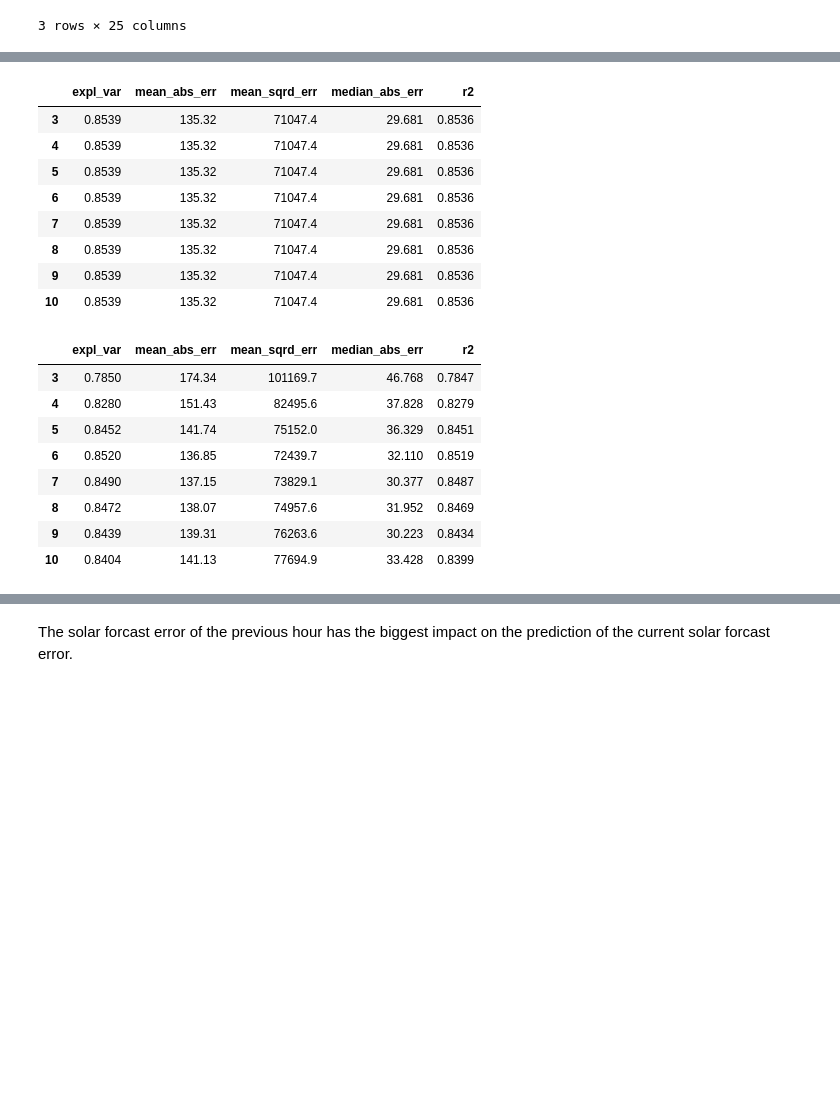
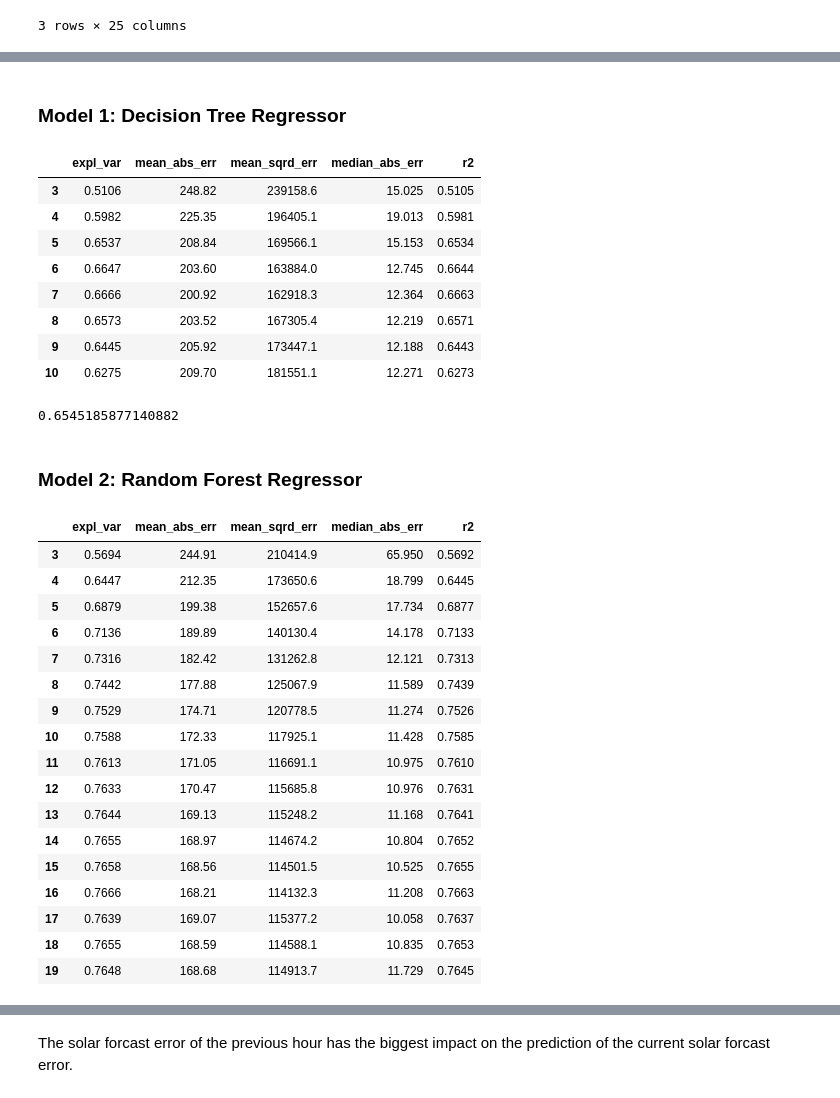
Before and after one commit to mauricepohl/pandas, a Jupyter notebook: 03_modeling/Estimating_forecast_error_Jan.ipynb, the cells around one changed output, grey strips where cells are left out. Drawn from its saved outputs; the diff is of its cells as text; code cells hidden in the pictures; blank space fills up the shorter version.

```diff
--- a/03_modeling/Estimating_forecast_error_Jan.ipynb
+++ b/03_modeling/Estimating_forecast_error_Jan.ipynb
@@ -25,7 +28,7 @@ from sklearn.pipeline import make_pipeline
 
 from IPython.display import Image
 # %%
-df = pd.read_csv("data_with_calc_fields.csv", sep=';', decimal=",")
+df = pd.read_csv("../00_data/data_with_calc_fields.csv", sep=';', decimal=",")
 df["datetime"] = pd.to_datetime(df["datetime"])
 df = df.set_index('datetime')
 df = df.drop("date", axis=1)
@@ -42,10 +45,10 @@ for i in range (24):
     df.loc[df.index.hour == i,"hourly_moving_avg_7"] = df.loc[df.index.hour == i,"solar_generation_actual"].rolling(7,  min_periods=1).mean()
 
 # Add columns with forecast errors shiftet by one hour
-df["solar_forecast_error_shifted"] = df.solar_forecast_error.shift(1)
-df.loc["2016-01-01 00:00:00","solar_forecast_error_shifted"] = 0 # to avoid NaN value
-df["wind_forecast_error_shifted"] = df.wind_forecast_error.shift(1)
-df.loc["2016-01-01 00:00:00","wind_forecast_error_shifted"] = 0 # to avoid NaN value
-df["price_difference_shifted"] = df.price_diff.shift(1)
-df.loc["2016-01-01 00:00:00","price_difference_shifted"] = 0 # to avoid NaN value
+df["solar_forecast_error_shifted"] = df.solar_forecast_error.shift(24)
+df.loc["2016-01-01 00:00:00":"2016-01-01 23:00:00","solar_forecast_error_shifted"] = 0 # to avoid NaN value
+df["wind_forecast_error_shifted"] = df.wind_forecast_error.shift(24)
+df.loc["2016-01-01 00:00:00":"2016-01-01 23:00:00","wind_forecast_error_shifted"] = 0 # to avoid NaN value
+df["price_difference_shifted"] = df.price_diff.shift(24)
+df.loc["2016-01-01 00:00:00":"2016-01-01 23:00:00","price_difference_shifted"] = 0 # to avoid NaN value
 # %%
@@ -173,40 +189,60 @@ def print_scores(scores_list, param_range):
+# %%
+X_train, X_test, y_train, y_test = train_test_split(X, y, random_state=42)
+# %% [markdown]
+### Model 1: Decision Tree Regressor
 # %%
-# Test different depths of decision tree regressor
-
 scores_list = []
 param_range = range(3,11)
 
 for i in param_range:
     DTR = DecisionTreeRegressor(max_depth=i)
-    scores_list.append(cross_validate(RFR, X, y, cv=tscv, scoring=scoring, return_train_score=False, n_jobs=-1))
+    scores_list.append(cross_validate(DTR, X_train, y_train, cv=5, scoring=scoring, return_train_score=False, n_jobs=-1))
 print_scores(scores_list, param_range)
 # %% [output]
 |  | expl_var | mean_abs_err | mean_sqrd_err | median_abs_err | r2 |
-| 3 | 0.8539 | 135.32 | 71047.4 | 29.681 | 0.8536 |
-| 4 | 0.8539 | 135.32 | 71047.4 | 29.681 | 0.8536 |
-| 5 | 0.8539 | 135.32 | 71047.4 | 29.681 | 0.8536 |
-| 6 | 0.8539 | 135.32 | 71047.4 | 29.681 | 0.8536 |
-| 7 | 0.8539 | 135.32 | 71047.4 | 29.681 | 0.8536 |
-| 8 | 0.8539 | 135.32 | 71047.4 | 29.681 | 0.8536 |
-| 9 | 0.8539 | 135.32 | 71047.4 | 29.681 | 0.8536 |
-| 10 | 0.8539 | 135.32 | 71047.4 | 29.681 | 0.8536 |
+| 3 | 0.5106 | 248.82 | 239158.6 | 15.025 | 0.5105 |
+| 4 | 0.5982 | 225.35 | 196405.1 | 19.013 | 0.5981 |
+| 5 | 0.6537 | 208.84 | 169566.1 | 15.153 | 0.6534 |
+| 6 | 0.6647 | 203.60 | 163884.0 | 12.745 | 0.6644 |
+| 7 | 0.6666 | 200.92 | 162918.3 | 12.364 | 0.6663 |
+| 8 | 0.6573 | 203.52 | 167305.4 | 12.219 | 0.6571 |
+| 9 | 0.6445 | 205.92 | 173447.1 | 12.188 | 0.6443 |
+| 10 | 0.6275 | 209.70 | 181551.1 | 12.271 | 0.6273 |
+# %%
+# Final Evaluation
+
+DTR = DecisionTreeRegressor(max_depth=6)
+DTR.fit(X_train, y_train)
+y_pred = DTR.predict(X_test)
+r2_score(y_test, y_pred)
+# %% [output]
+0.6545185877140882
+# %% [markdown]
+### Model 2: Random Forest Regressor
 # %%
-# Test different depths of random forest regressor
-
 scores_list = []
-param_range = range(3,11)
+param_range = range(3,20)
 
 for depth in param_range:
     RFR = RandomForestRegressor(max_depth=depth)
-    scores_list.append(cross_validate(RFR, X, y, cv=tscv, scoring=scoring, return_train_score=False, n_jobs=-1))
+    scores_list.append(cross_validate(RFR, X_train, y_train, cv=5, scoring=scoring, return_train_score=False, n_jobs=-1))
 print_scores(scores_list, param_range)
 # %% [output]
 |  | expl_var | mean_abs_err | mean_sqrd_err | median_abs_err | r2 |
-| 3 | 0.7850 | 174.34 | 101169.7 | 46.768 | 0.7847 |
-| 4 | 0.8280 | 151.43 | 82495.6 | 37.828 | 0.8279 |
-| 5 | 0.8452 | 141.74 | 75152.0 | 36.329 | 0.8451 |
-| 6 | 0.8520 | 136.85 | 72439.7 | 32.110 | 0.8519 |
-| 7 | 0.8490 | 137.15 | 73829.1 | 30.377 | 0.8487 |
-| 8 | 0.8472 | 138.07 | 74957.6 | 31.952 | 0.8469 |
-| 9 | 0.8439 | 139.31 | 76263.6 | 30.223 | 0.8434 |
-| 10 | 0.8404 | 141.13 | 77694.9 | 33.428 | 0.8399 |
+| 3 | 0.5694 | 244.91 | 210414.9 | 65.950 | 0.5692 |
+| 4 | 0.6447 | 212.35 | 173650.6 | 18.799 | 0.6445 |
+| 5 | 0.6879 | 199.38 | 152657.6 | 17.734 | 0.6877 |
+| 6 | 0.7136 | 189.89 | 140130.4 | 14.178 | 0.7133 |
+| 7 | 0.7316 | 182.42 | 131262.8 | 12.121 | 0.7313 |
+| 8 | 0.7442 | 177.88 | 125067.9 | 11.589 | 0.7439 |
+| 9 | 0.7529 | 174.71 | 120778.5 | 11.274 | 0.7526 |
+| 10 | 0.7588 | 172.33 | 117925.1 | 11.428 | 0.7585 |
+| 11 | 0.7613 | 171.05 | 116691.1 | 10.975 | 0.7610 |
+| 12 | 0.7633 | 170.47 | 115685.8 | 10.976 | 0.7631 |
+| 13 | 0.7644 | 169.13 | 115248.2 | 11.168 | 0.7641 |
+| 14 | 0.7655 | 168.97 | 114674.2 | 10.804 | 0.7652 |
+| 15 | 0.7658 | 168.56 | 114501.5 | 10.525 | 0.7655 |
+| 16 | 0.7666 | 168.21 | 114132.3 | 11.208 | 0.7663 |
+| 17 | 0.7639 | 169.07 | 115377.2 | 10.058 | 0.7637 |
+| 18 | 0.7655 | 168.59 | 114588.1 | 10.835 | 0.7653 |
+| 19 | 0.7648 | 168.68 | 114913.7 | 11.729 | 0.7645 |
```
Also changed, not shown: parts of 35 cells of this notebook.
